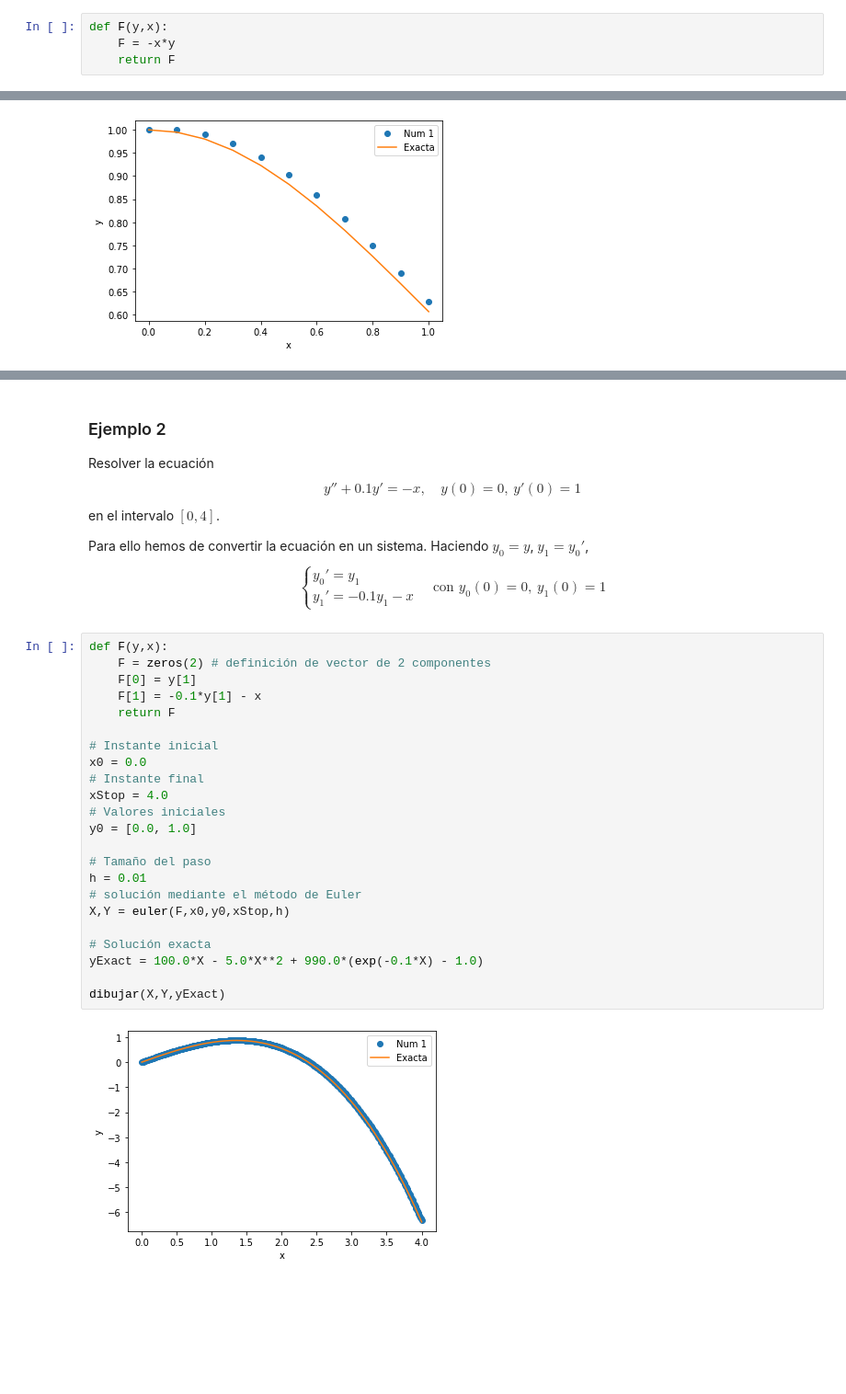
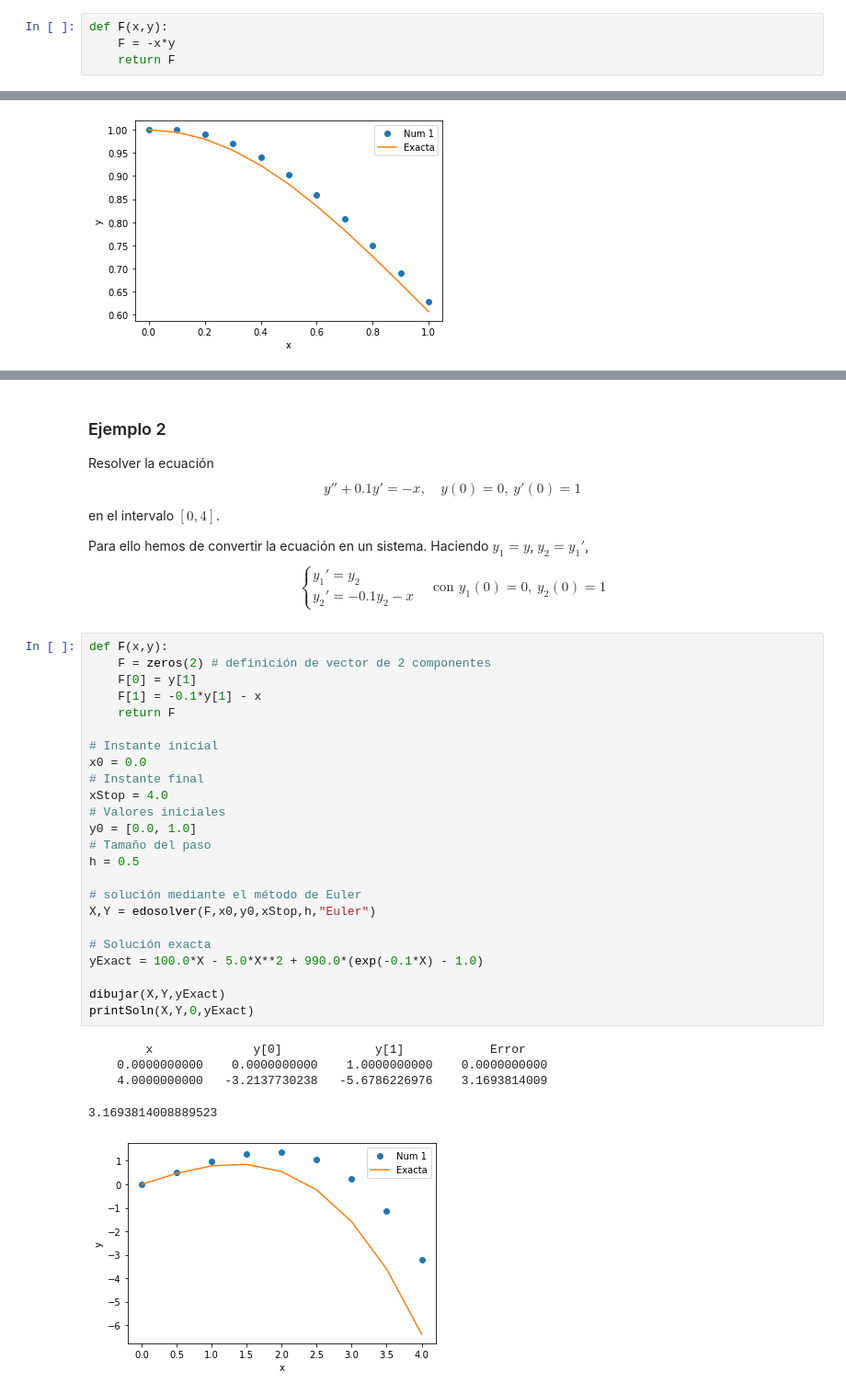
Before and after one commit to EsTrivial/numeric-edo, a Jupyter notebook: eurler.ipynb, the cells around one changed output, grey strips where cells are left out. Shown at 92% size. Saved outputs shown, nothing was run; the diff lists cells and outputs as text; blank space fills up the shorter version.

```diff
--- a/eurler.ipynb
+++ b/eurler.ipynb
@@ -194,5 +132,5 @@ Comenzamos definiendo la función $f(y,x)$. Atención al orden de las variables
 # %%
-def F(y,x):
+def F(x,y):
     F = -x*y
     return F
 # %% [markdown]
@@ -247,30 +191,35 @@ printSoln(X,Y,3,yExact)
 Resolver la ecuación $$y'' + 0.1y' = -x, \quad y(0)=0,\ y'(0)=1$$
 en el intervalo $[0,4]$.
 
-Para ello hemos de convertir la ecuación en un sistema. Haciendo $y_0 = y$, $y_1 = y_0'$,
-$$\left\{ \begin{array}{l} y_0'  = y_1 \\ y_1'  = -0.1y_1 - x\end{array}\right.\quad \mbox{con }y_0(0)=0,\ y_1(0)=1$$
+Para ello hemos de convertir la ecuación en un sistema. Haciendo $y_1 = y$, $y_2 = y_1'$,
+$$\left\{ \begin{array}{l} y_1'  = y_2 \\ y_2'  = -0.1y_2 - x\end{array}\right.\quad \mbox{con }y_1(0)=0,\ y_2(0)=1$$
 # %%
-def F(y,x):
+def F(x,y):
     F = zeros(2) # definición de vector de 2 componentes
     F[0] = y[1]
     F[1] = -0.1*y[1] - x
     return F
 
 # Instante inicial
 x0 = 0.0
 # Instante final
 xStop = 4.0
 # Valores iniciales
 y0 = [0.0, 1.0]
+# Tamaño del paso
+h = 0.5
 
-# Tamaño del paso
-h = 0.01
 # solución mediante el método de Euler
-X,Y = euler(F,x0,y0,xStop,h)
+X,Y = edosolver(F,x0,y0,xStop,h,"Euler")
 
 # Solución exacta
 yExact = 100.0*X - 5.0*X**2 + 990.0*(exp(-0.1*X) - 1.0)
 
 dibujar(X,Y,yExact)
+printSoln(X,Y,0,yExact)
 # %% [output]
+        x              y[0]             y[1]            Error
+    0.0000000000    0.0000000000    1.0000000000    0.0000000000
+    4.0000000000   -3.2137730238   -5.6786226976    3.1693814009
+3.1693814008889523
-[figure, old version]
+[figure, new version]
```
Also changed, not shown: parts of 17 cells of this notebook.
